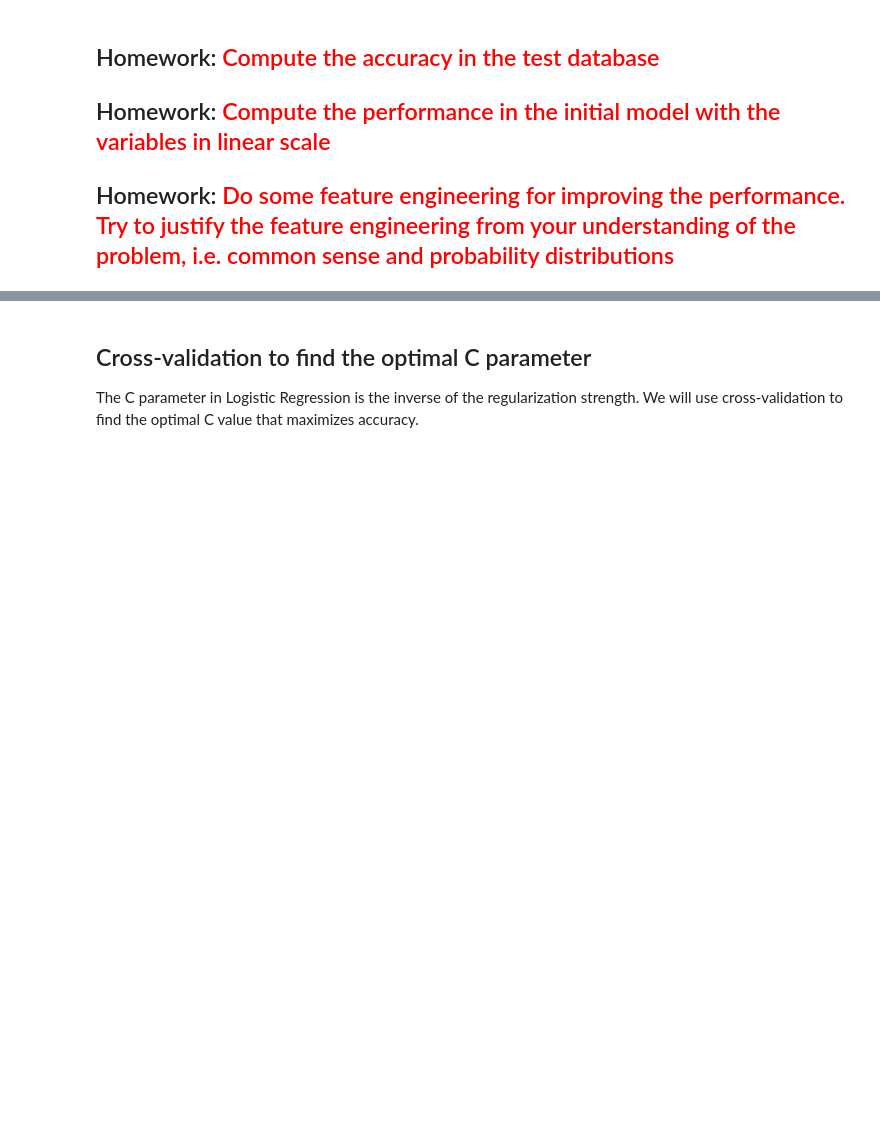
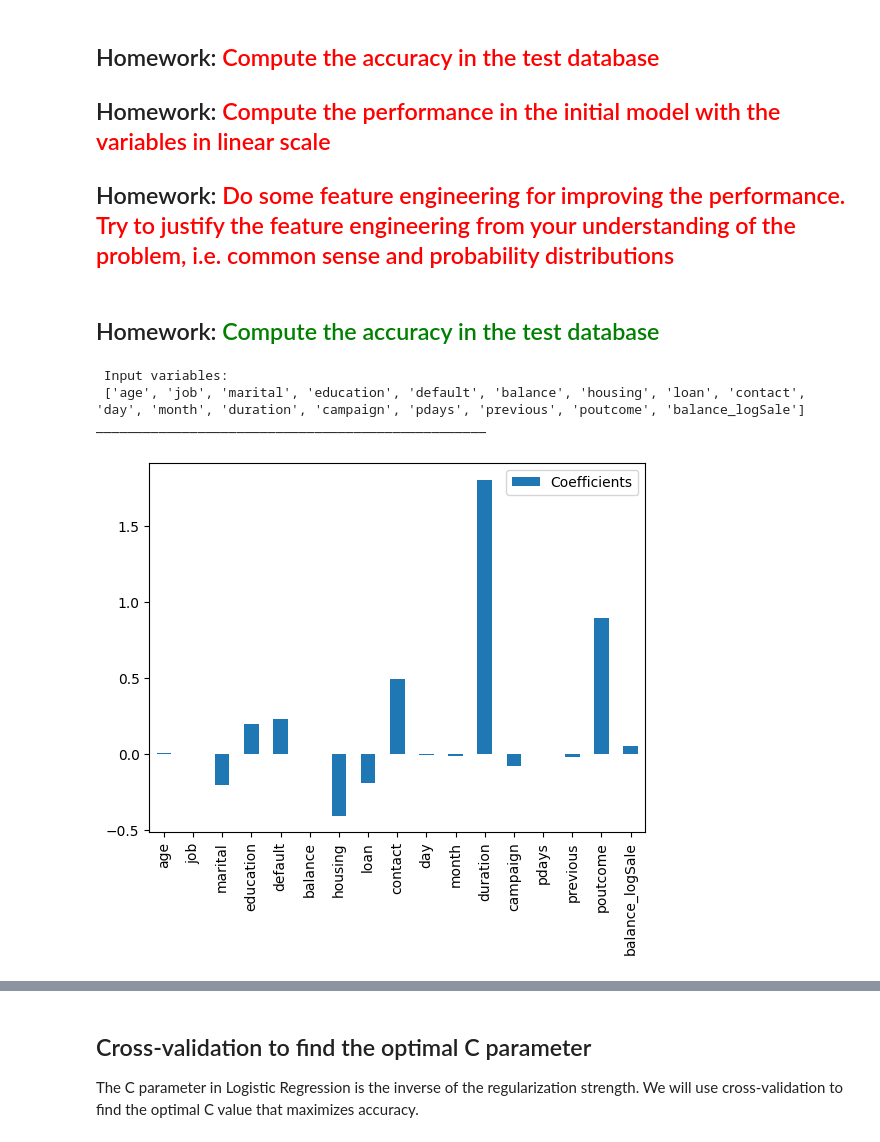
Before and after one commit to MarcelLopezLopez/MLEARN, a Jupyter notebook: Practicas/FourthPractice/FourthPractice.ipynb, the cells around one changed output, grey strips where cells are left out. Cells and saved outputs as stored; diff of their text form; code cells hidden in the pictures; blank space fills up the shorter version.

Commit message:
compute linear scale

```diff
--- a/Practicas/FourthPractice/FourthPractice.ipynb
+++ b/Practicas/FourthPractice/FourthPractice.ipynb
@@ -895,3 +877,21 @@ Accuracy (train)  88.9%
 ## Homework: <font color='red'>Compute the performance in the initial model with the variables in linear scale</font>
 
 ## Homework: <font color='red'>Do some feature engineering for improving the performance. Try to justify the feature engineering from your understanding of the problem, i.e. common sense and probability distributions</font>
+# %% [markdown]
+## Homework: <font color='green'>Compute the accuracy in the test database</font>
+# %%
+y_test = TestDB['y']
+InputFeatures = [fea for fea in TestDB.columns if  fea != 'y']
+print(f' Input variables: \n {InputFeatures}')
+print('_'*50)
+X_test = TestDB[InputFeatures]
+logreg = LogisticRegression(solver='newton-cg',penalty = 'l2',C=1,max_iter = 1000,fit_intercept = True)
+logreg.fit(X_test, y_test)
+Features = X_test.columns
+df = pd.DataFrame(data = logreg.coef_.T, index = Features, columns = ['Coefficients'] )
+ax = df.plot.bar()
+# %% [output]
+ Input variables:
+ ['age', 'job', 'marital', 'education', 'default', 'balance', 'housing', 'loan', 'contact', 'day', 'month', 'duration', 'campaign', 'pdays', 'previous', 'poutcome', 'balance_logSale']
+__________________________________________________
+[figure, added]
```
Also changed, not shown: parts of 10 cells of this notebook.
